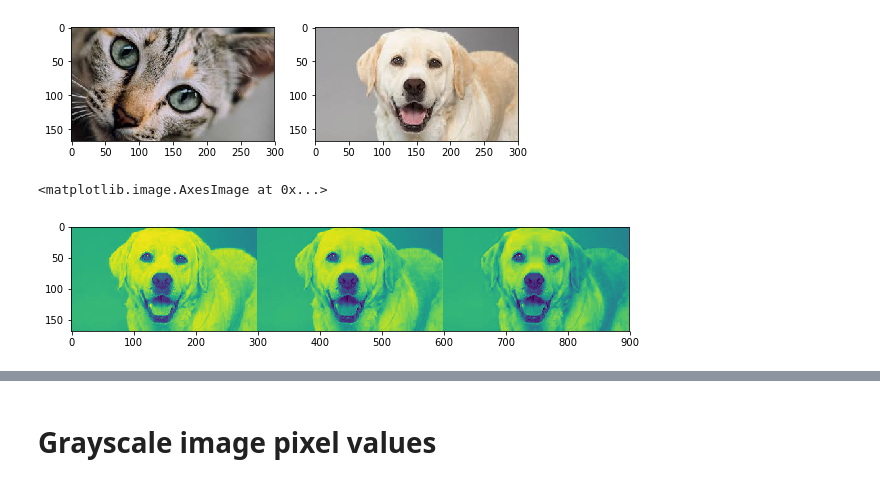
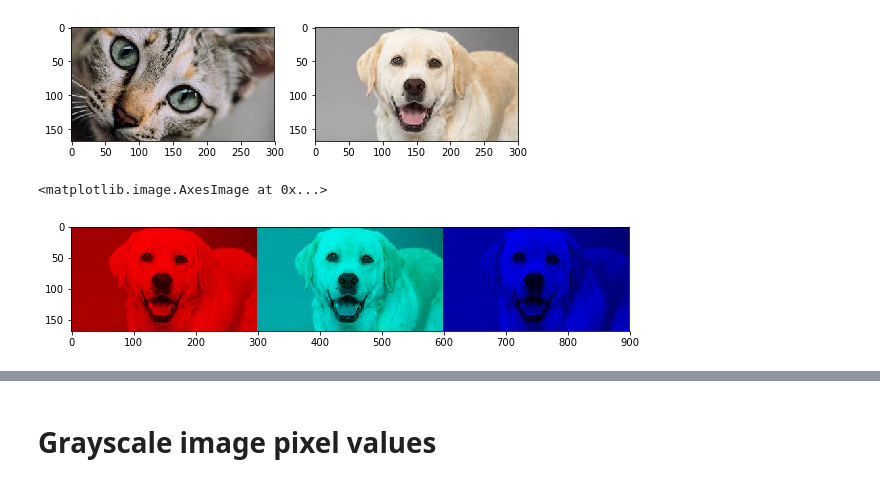
Before and after one commit to dipanjanS/practical-machine-learning-with-python, a Jupyter notebook: notebooks/Ch04_Feature_Engineering_and_Selection/Feature Engineering on Image Data.ipynb, the cells around one changed output, grey strips where cells are left out. Saved outputs shown, nothing was run; the diff lists cells and outputs as text; code cells hidden in the pictures.

```diff
--- a/notebooks/Ch04_Feature_Engineering_and_Selection/Feature Engineering on Image Data.ipynb
+++ b/notebooks/Ch04_Feature_Engineering_and_Selection/Feature Engineering on Image Data.ipynb
@@ -40,15 +40,19 @@ ax2.imshow(dog)
 <matplotlib.image.AxesImage at 0x...>
 [figure]
 # %%
-dog_r = dog[:,:,0]
-dog_g = dog[:,:,1]
-dog_b = dog[:,:,2]
+dog_r = dog.copy() # Red Channel
+dog_r[:,:,1] = dog_r[:,:,2] = 0 # set G,B pixels = 0
+dog_g = dog.copy() # Green Channel
+dog_g[:,:,0] = dog_r[:,:,2] = 0 # set R,B pixels = 0
+dog_b = dog.copy() # Blue Channel
+dog_b[:,:,0] = dog_b[:,:,1] = 0 # set R,G pixels = 0
+
 plot_image = np.concatenate((dog_r, dog_g, dog_b), axis=1)
 plt.figure(figsize = (10,4))
 plt.imshow(plot_image)
 # %% [output]
 <matplotlib.image.AxesImage at 0x...>
-[figure, old version]
+[figure, new version]
 # %%
 dog_r
 # %% [output]
```
Also changed, not shown: parts of 1 cell of this notebook, 1 other file.
